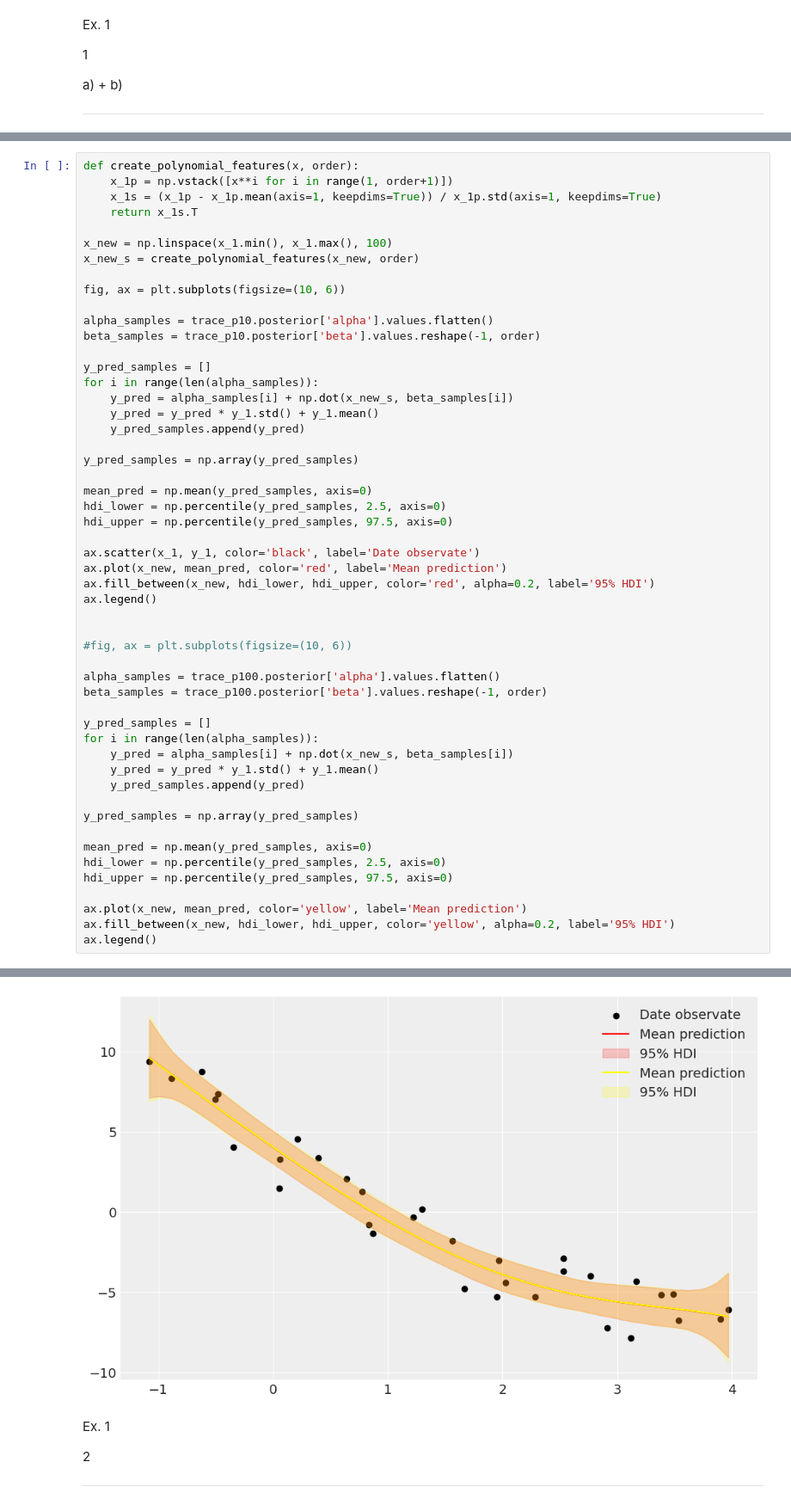
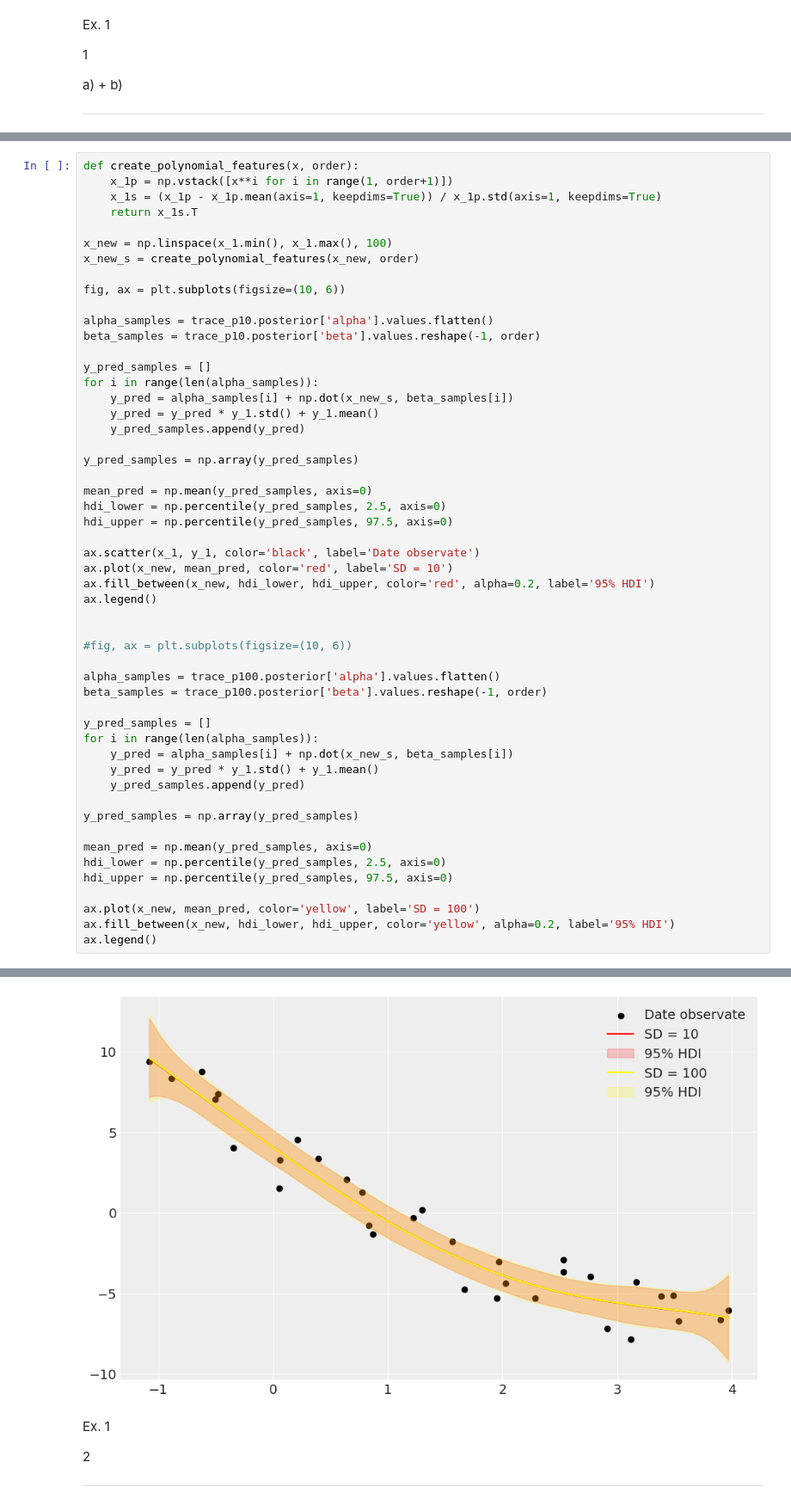
Before and after one commit to CreepyPigeon/PMP-2024, a Jupyter notebook: Tema10.ipynb, the cells around one changed output, grey strips where cells are left out. Shown: that part at 86% size. Cells and saved outputs as stored; diff of their text form.

```diff
--- a/Tema10.ipynb
+++ b/Tema10.ipynb
@@ -85,36 +83,36 @@ y_pred_samples = np.array(y_pred_samples)
 mean_pred = np.mean(y_pred_samples, axis=0)
 hdi_lower = np.percentile(y_pred_samples, 2.5, axis=0)
 hdi_upper = np.percentile(y_pred_samples, 97.5, axis=0)
 
 ax.scatter(x_1, y_1, color='black', label='Date observate')
-ax.plot(x_new, mean_pred, color='red', label='Mean prediction')
+ax.plot(x_new, mean_pred, color='red', label='SD = 10')
 ax.fill_between(x_new, hdi_lower, hdi_upper, color='red', alpha=0.2, label='95% HDI')
 ax.legend()
 
 
 #fig, ax = plt.subplots(figsize=(10, 6))
 
 alpha_samples = trace_p100.posterior['alpha'].values.flatten()
 beta_samples = trace_p100.posterior['beta'].values.reshape(-1, order)
 
 y_pred_samples = []
 for i in range(len(alpha_samples)):
     y_pred = alpha_samples[i] + np.dot(x_new_s, beta_samples[i])
     y_pred = y_pred * y_1.std() + y_1.mean()
     y_pred_samples.append(y_pred)
 
 y_pred_samples = np.array(y_pred_samples)
 
 mean_pred = np.mean(y_pred_samples, axis=0)
 hdi_lower = np.percentile(y_pred_samples, 2.5, axis=0)
 hdi_upper = np.percentile(y_pred_samples, 97.5, axis=0)
 
-ax.plot(x_new, mean_pred, color='yellow', label='Mean prediction')
+ax.plot(x_new, mean_pred, color='yellow', label='SD = 100')
 ax.fill_between(x_new, hdi_lower, hdi_upper, color='yellow', alpha=0.2, label='95% HDI')
 ax.legend()
 # %% [output]
 <matplotlib.legend.Legend at 0x...>
-[figure, old version]
+[figure, new version]
 # %% [markdown]
 Ex. 1
 
```
Also changed, not shown: parts of 4 cells of this notebook.
